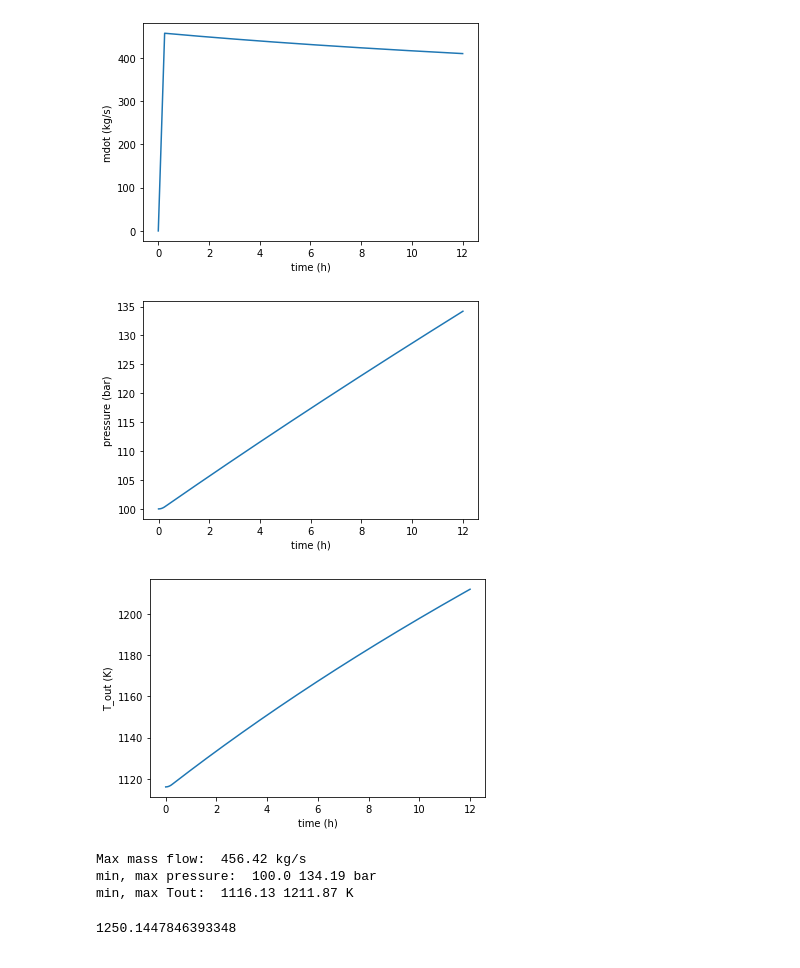
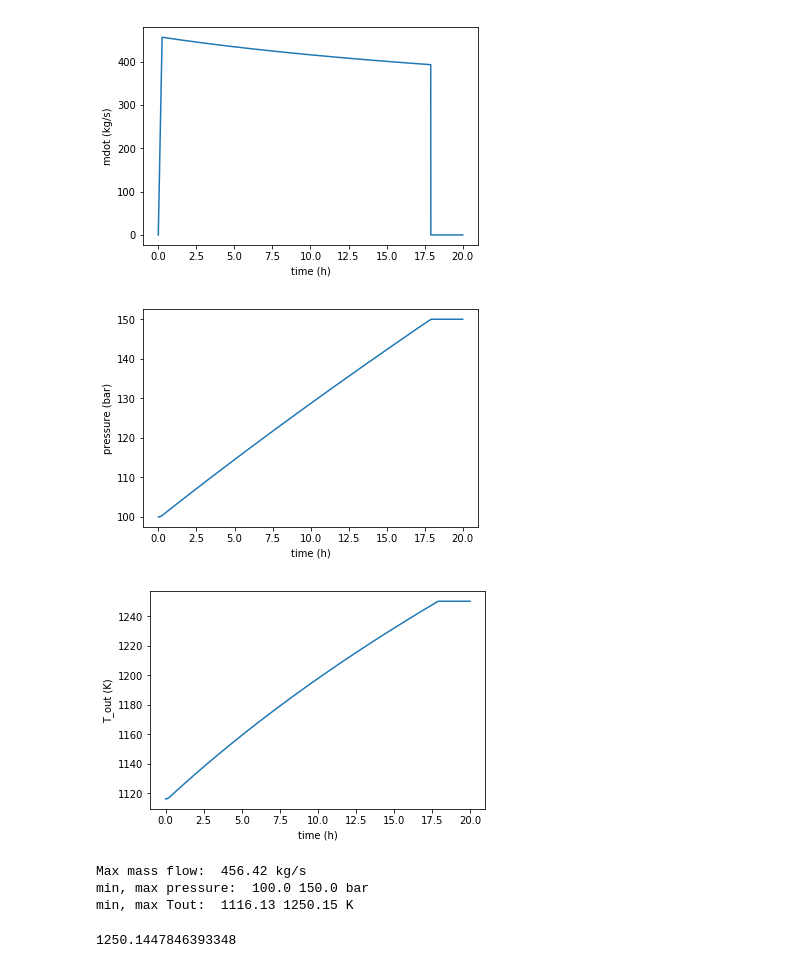
Before and after one commit to JWMvanLeeuwen/CAES, a Jupyter notebook: paper.ipynb, the cells around one changed output. Cells and saved outputs as stored; diff of their text form; code cells hidden in the pictures.

```diff
--- a/paper.ipynb
+++ b/paper.ipynb
@@ -87,14 +87,17 @@ def Tcompr(p4):
 
 # mass flow as a function of time
 def mdot(t, p4):
-    #Specific work theoretical equation
-    #Will change bc p4 = f(t)
-    dh = gamma/(gamma-1)*Ra*T1*((p4/p1)**((gamma-1)/gamma)-1)
+    if p4 < p4max:
+        #Specific work theoretical equation
+        #Will change bc p4 = f(t)
+        dh = gamma/(gamma-1)*Ra*T1*((p4/p1)**((gamma-1)/gamma)-1)
 
-    #Specific heat reduction for temperature restrictions (q23)
-    #Will change bc Tcompr = f(p4) and p4 = f(t)
-    q = cp*(T3-Tcompr(p4)) # multiply by mdot?
-    return (Pin(t)/(eff_c*eff_m))/(dh) #/eff_m+abs(q))
+        #Specific heat reduction for temperature restrictions (q23)
+        #Will change bc Tcompr = f(p4) and p4 = f(t)
+        q = cp*(T3-Tcompr(p4)) # multiply by mdot?
+        return (Pin(t)/(eff_c*eff_m))/(dh) #/eff_m+abs(q))
+    else:
+        return 0
 # %%
 # TES, cavern and turbine
 
@@ -132,40 +135,40 @@ y = []
 z = []
 Tout = []
 dt=1
-tmax=12*60*60
+tmax=20*60*60
 for i in np.linspace(0, tmax, tmax/dt):
 
     p4 += mdot(i, p4) * dt * Ra * T4 / V
 
     x.append(i/60/60)
     y.append(mdot(i,p4))
     z.append(p4/1e5)
     Tout.append(Tcompr(p4))
 plt.plot(x, y)
 plt.xlabel("time (h)")
 plt.ylabel("mdot (kg/s)")
 plt.show()
 
 plt.plot(x,z)
 plt.xlabel("time (h)")
 plt.ylabel("pressure (bar)")
 plt.show()
 
 plt.plot(x,Tout)
 plt.xlabel("time (h)")
 plt.ylabel("T_out (K)")
 plt.show()
 
 print("Max mass flow: ", round(max(y),2), "kg/s")
 print("min, max pressure: ",  round(min(z),2), round(max(z),2),"bar")
 print("min, max Tout: ", round(min(Tout),2), round(max(Tout),2), "K")
 # %% [output]
-[figure, old version]
+[figure, new version]
-[figure, old version]
+[figure, new version]
-[figure, old version]
+[figure, new version]
 Max mass flow:  456.42 kg/s
-min, max pressure:  100.0 134.19 bar
-min, max Tout:  1116.13 1211.87 K
+min, max pressure:  100.0 150.0 bar
+min, max Tout:  1116.13 1250.15 K
 # %%
 Tcompr(150e5)
 # %% [output]
```
Also changed, not shown: 1 other file.
